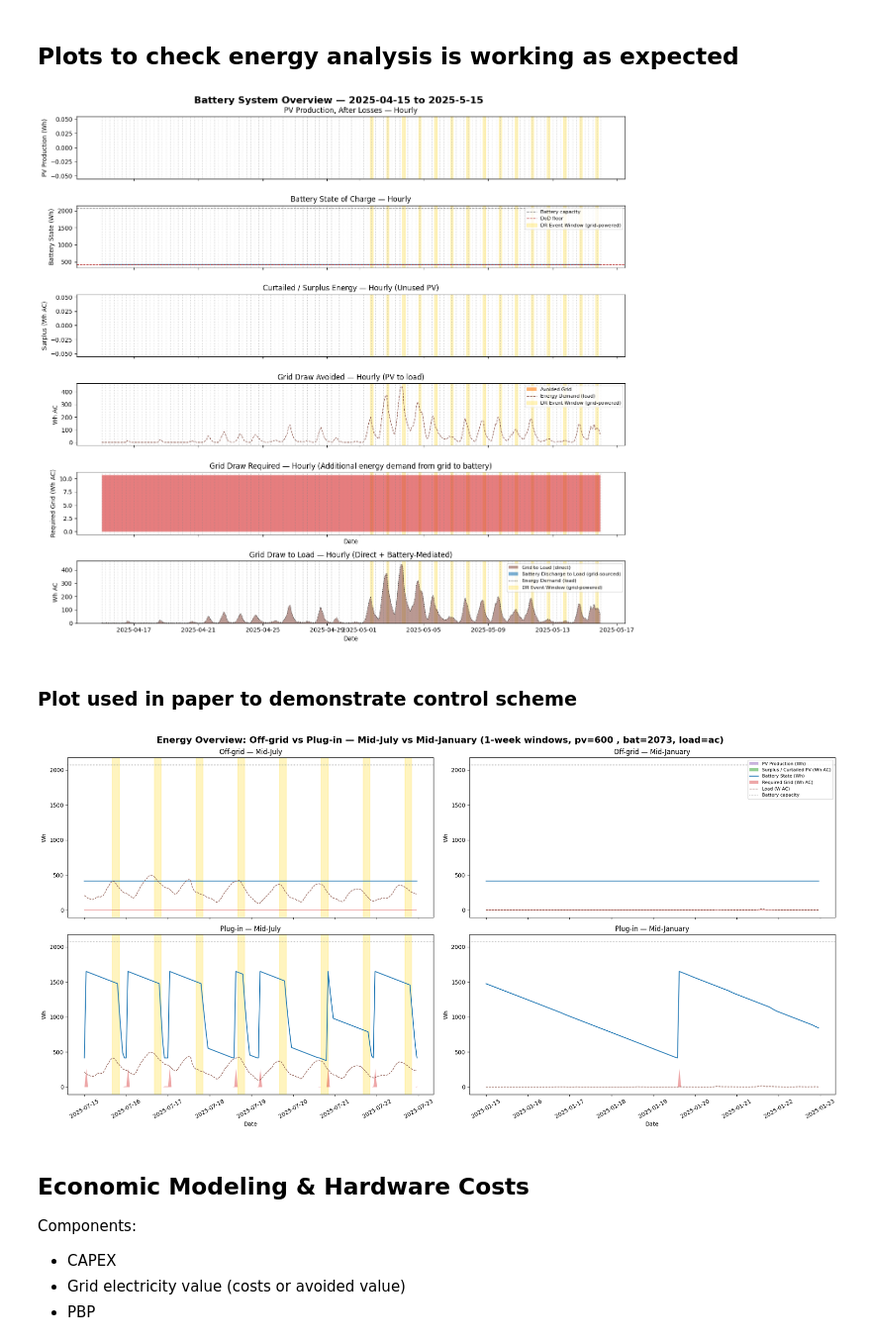
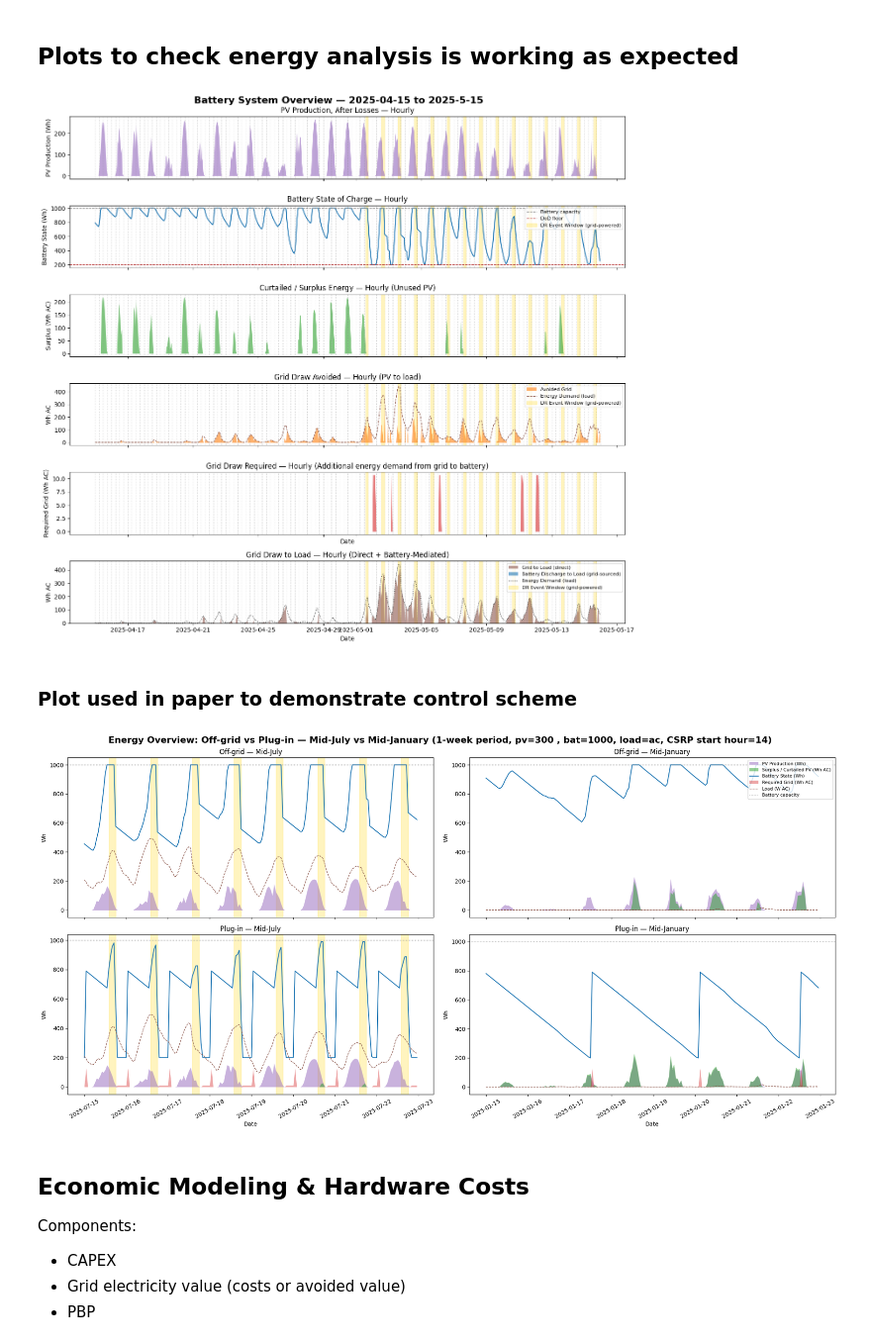
Before and after one commit to alexnathanson/TEA_AggregatedOffGridPVPowerStations, a Jupyter notebook: model_v5-2.ipynb, the cells around one changed output. Shown at 99% size. Saved outputs shown, nothing was run; the diff lists cells and outputs as text; code cells hidden in the pictures.

Commit message:
before controls update

```diff
--- a/model_v5-2.ipynb
+++ b/model_v5-2.ipynb
@@ -538,7 +538,7 @@ plt.ylabel('Array Power [WDC]');
 [figure]
 # %%
 # this function gets yield data for a range of things
-def getYieldData(tilt=tilt, gamma_pdc=gamma_pdc, maxPV=pvMaxW, pvInc=50, azimuths=(110, 180, 250)):
+def getYieldData(tilt=tilt, gamma_pdc=gamma_pdc, maxPV=pvMaxW, pvInc=50, azimuths=(90,110, 180, 270, 250)):
     """
     Get hourly and daily PV yields for all possible array sizes being modeled,
     at each of the given azimuths.
@@ -615,7 +615,7 @@ def simulate_hourly_energy(pvYieldW, batWh, loadWAC, iE, y: int = 0, plugin=True
                             LiFePOdod=LiFePOdod, acToDC=acToDC,
                             chargeTargetFraction=0.8,
                             drWindowStartHour=None,
-                            maxChargeRateW=1800, maxDischargeRateW=None):
+                            maxChargeRateW=1800, maxDischargeRateW=None, altControl=False):
     """
     Step through a year hour-by-hour, simulating a charge/discharge cycle
     capped at once per calendar day, with any grid-sourced charging capped
@@ -876,7 +876,10 @@ def simulate_hourly_energy(pvYieldW, batWh, loadWAC, iE, y: int = 0, plugin=True
                 remainingLoad_AC = loadWAC - servedByPV_AC
                 surplus = pv_avail_AC - servedByPV_AC
 
-                canDischargeForLoad = hourOfDay >= dischargeHour
+                #if altControl == False:
+                canDischargeForLoad = hourOfDay >= dischargeHour # the original controls scheme where discharging starts after CSRP window
+                # else:
+                #     canDischargeForLoad = hourOfDay >= 23 # the alt control scheme where discharging starts after 7pm, this ensures that it wont interfer with the median DLRP events
 
                 if rechargingFromGrid:
                     # grid-sourced charging -- AC-side charge cap applies
@@ -940,12 +943,12 @@ def simulate_hourly_energy(pvYieldW, batWh, loadWAC, iE, y: int = 0, plugin=True
         batState_arr[i] = batState
 
     return {
-        'batState': batState_arr,
-        'surplusWhAC': surplus_arr,
-        'avoidedGridWhAC': avoided_arr,
-        'requiredGridWhAC': required_arr,
-        'grid_to_loadWhAC': grid_to_load_arr,
-        'gridBatteryChargeWhAC': grid_battery_charge_arr,
+        'batState': batState_arr, # state of the battery WhDC
+        'surplusWhAC': surplus_arr, #unused energy
+        'avoidedGridWhAC': avoided_arr, #energy consumed by load that didn't come from the grid (from PV)
+        'requiredGridWhAC': required_arr, # energy required to maintain battery
+        'grid_to_loadWhAC': grid_to_load_arr, # energy drawn from the grid to run the load
+        'gridBatteryChargeWhAC': grid_battery_charge_arr, #more energy from grid for battery (for periodic top off?)
     }
 # %%
 # depreciated, but keep anyway
@@ -1100,11 +1328,11 @@ def event_window_max(hourly_W, window_start_hour, window_length_hours=4,
 # %% [markdown]
 ## Plots to check energy analysis is working as expected
 # %%
-pvW = 600
-#hourly_array_power_yield_test=yieldData[str(180)][str(pvW)]['hourly']['yieldAC']
-hourly_array_power_yield_test = np.asarray([0] * 365 * 24)
+pvW = 300
+hourly_array_power_yield_test=yieldData[str(180)][str(pvW)]['hourly']['yieldAC']
+#hourly_array_power_yield_test = np.asarray([0] * 365 * 24)
 
-batWh = 2073
+batWh = 1000
 #loadWACnominal = 1000
 #loadWAC = build_seasonal_load_array(loadWACnominal, seasonal=False, n_hours=len(hourly_array_power_yield_test))
 loadWAC=loads["loadOneW"]
@@ -1113,7 +1341,7 @@ iE = .9
 y = 0
 plugin = False
 
-drWindowStartHour = 16
+drWindowStartHour = 14
 
 window_start = '2025-04-15'
 window_end = '2025-5-15'
@@ -1234,7 +1534,7 @@ timestamp = datetime.now().strftime("%Y%m%d_%H%M%S")
 plt.savefig(f'outputs/tests/battery_system_overview_{window_start}_{window_end}_{plugin}_{timestamp}.png', dpi=300, bbox_inches='tight')
 plt.show()
 # %% [output]
-[figure, old version]
+[figure, new version]
 # %% [markdown]
 ### Plot used in paper to demonstrate control scheme
 # %%
@@ -1280,36 +1580,36 @@ for row, (config_label, config_plugin) in enumerate(plugin_configs):
         event_spans2 = get_event_spans(window2['inDRWindow'])
 
         ax.fill_between(window2.index, window2['pvProductionWh'], color='tab:purple', alpha=0.5,
                          linewidth=0, label='PV Production (Wh)')
         ax.fill_between(window2.index, window2['surplusWhAC'], color='tab:green', alpha=0.5,
                          linewidth=0, label='Surplus / Curtailed PV (Wh AC)')
         ax.plot(window2.index, window2['batState'], color='tab:blue', linewidth=1.5,
                 label='Battery State (Wh)')
         ax.fill_between(window2.index, window2['requiredGridWhAC'], color='tab:red', alpha=0.4,
                          linewidth=0, label='Required Grid (Wh AC)')
         ax.plot(window2.index, window2['loadWAC'], color='tab:brown', linestyle='--', linewidth=1,
                 label='Load (W AC)')
         ax.axhline(batWh, color='gray', linestyle=':', linewidth=1, label='Battery capacity')
 
         for span_start, span_end in event_spans2:
             ax.axvspan(span_start, span_end, color='gold', alpha=0.25, zorder=0)
 
         ax.set_title(f'{config_label} — {window_label}')
         ax.set_ylabel('Wh')
         if row == 1:
             ax.set_xlabel('Date')
         ax.tick_params(axis='x', rotation=30)
 
 axes2[0, 1].legend(loc='upper right', fontsize=8)
 
-fig.suptitle(f'Energy Overview: Off-grid vs Plug-in — Mid-July vs Mid-January (1-week windows, pv={pvW} , bat={batWh}, load={loadName})',
+fig.suptitle(f'Energy Overview: Off-grid vs Plug-in — Mid-July vs Mid-January (1-week period, pv={pvW} , bat={batWh}, load={loadName}, CSRP start hour={drWindowStartHour})',
              fontsize=16, fontweight='bold')
 plt.tight_layout()
 timestamp = datetime.now().strftime("%Y%m%d_%H%M%S")
-plt.savefig(f'outputs/tests/offgrid_plugin_seasonal_comparison_{timestamp}.png', dpi=300, bbox_inches='tight')
+plt.savefig(f'results/final data/plots/offgrid_plugin_seasonal_comparison_{timestamp}.png', dpi=300, bbox_inches='tight')
 plt.show()
 # %% [output]
-[figure, old version]
+[figure, new version]
 # %% [markdown]
 ## Economic Modeling & Hardware Costs
 
```
Also changed, not shown: parts of 34 cells of this notebook, 28 other files.
